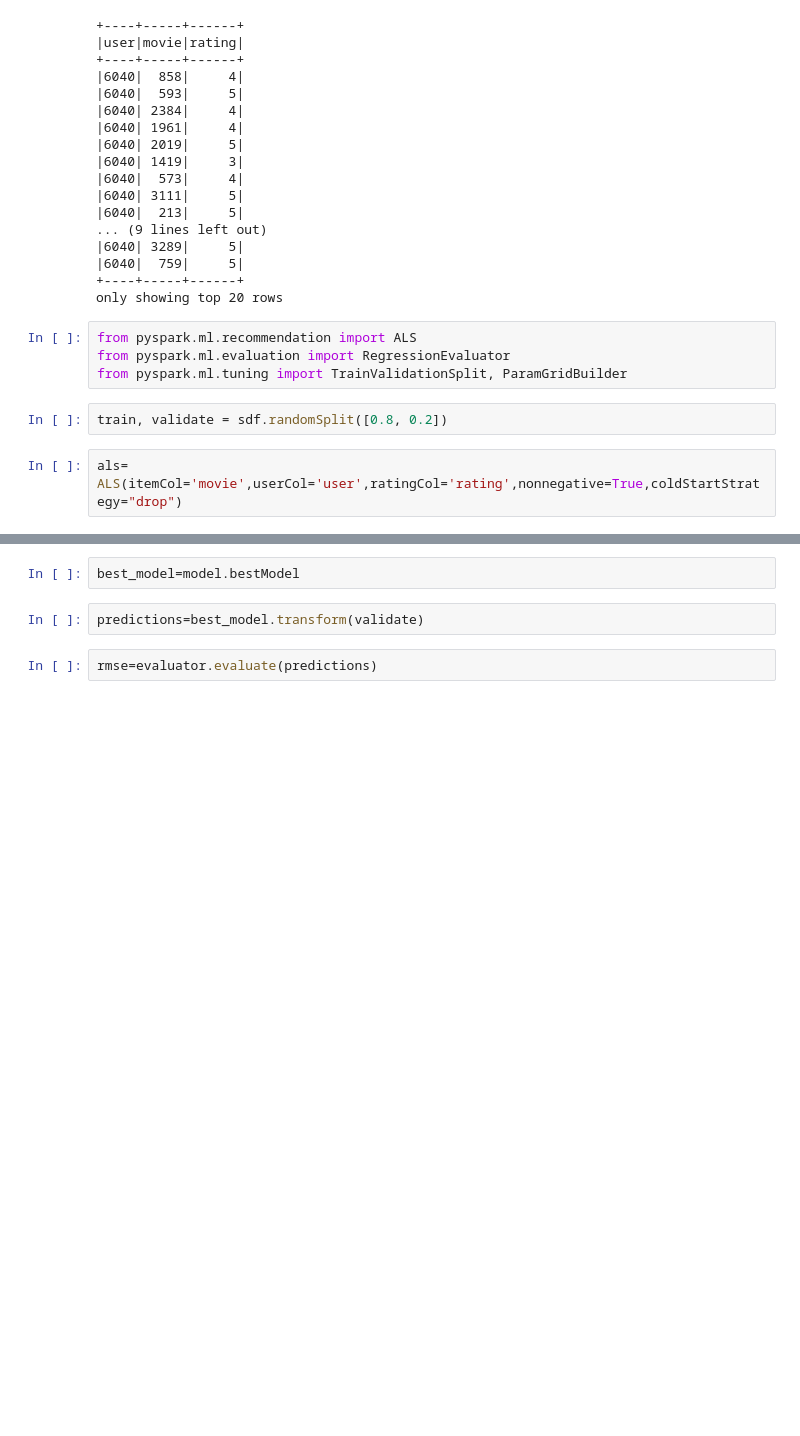
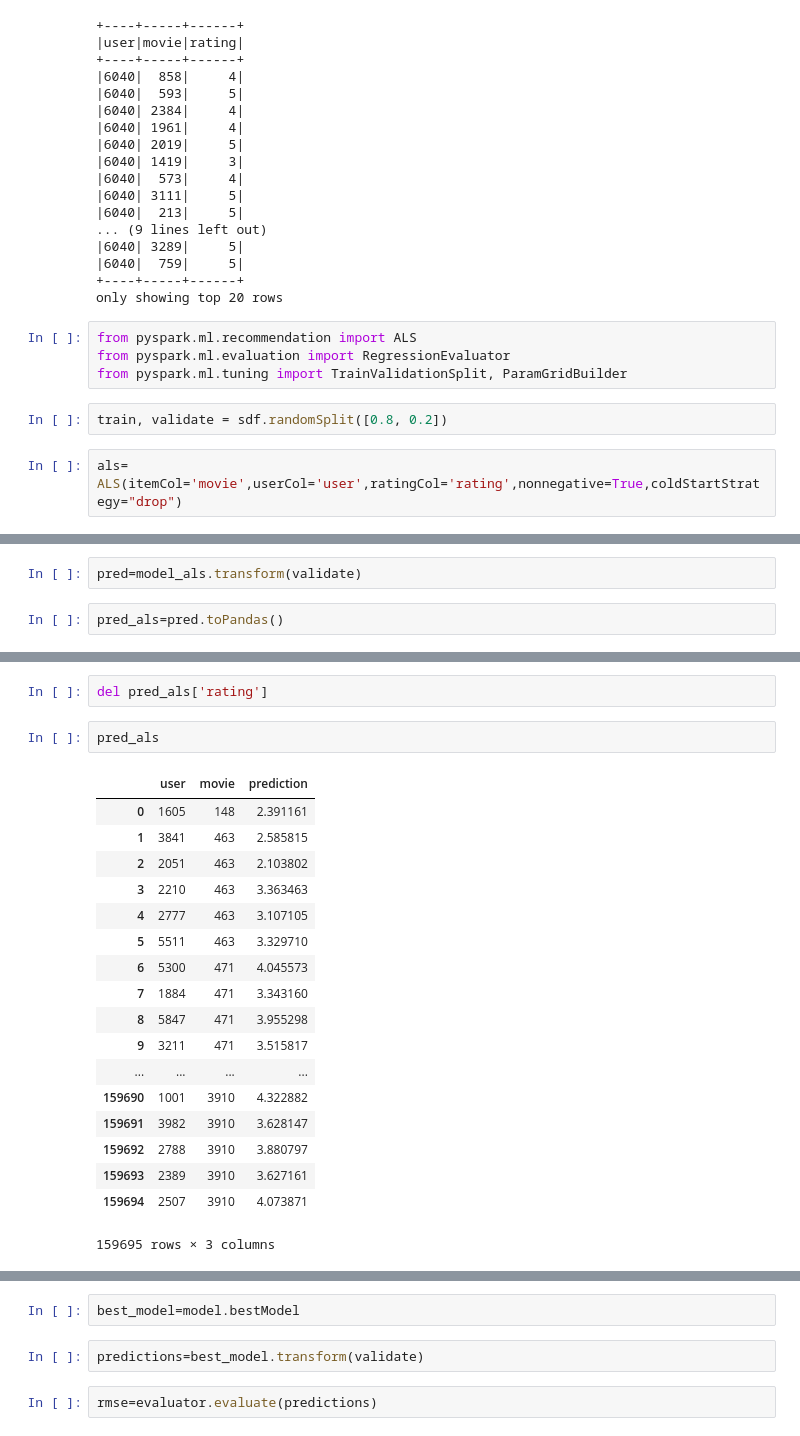
Before and after one commit to Niv-19/iMDb_recommender_system_NMF, a Jupyter notebook: Matrix_factorization.ipynb, the cells around one changed output, grey strips where cells are left out. Drawn from its saved outputs; the diff is of its cells as text; blank space fills up the shorter version.

```diff
--- a/Matrix_factorization.ipynb
+++ b/Matrix_factorization.ipynb
@@ -89,0 +78,4 @@ als= ALS(itemCol='movie',userCol='user',ratingCol='rating',nonnegative=True,cold
+# %%
+pred=model_als.transform(validate)
+# %%
+pred_als=pred.toPandas()
@@ -90,3 +91,26 @@ als= ALS(itemCol='movie',userCol='user',ratingCol='rating',nonnegative=True,cold
+# %%
+del pred_als['rating']
+# %%
+pred_als
+# %% [output]
+|  | user | movie | prediction |
+| 0 | 1605 | 148 | 2.391161 |
+| 1 | 3841 | 463 | 2.585815 |
+| 2 | 2051 | 463 | 2.103802 |
+| 3 | 2210 | 463 | 3.363463 |
+| 4 | 2777 | 463 | 3.107105 |
+| 5 | 5511 | 463 | 3.329710 |
+| 6 | 5300 | 471 | 4.045573 |
+| 7 | 1884 | 471 | 3.343160 |
+| 8 | 5847 | 471 | 3.955298 |
+| 9 | 3211 | 471 | 3.515817 |
+| ... | ... | ... | ... |
+| 159690 | 1001 | 3910 | 4.322882 |
+| 159691 | 3982 | 3910 | 3.628147 |
+| 159692 | 2788 | 3910 | 3.880797 |
+| 159693 | 2389 | 3910 | 3.627161 |
+| 159694 | 2507 | 3910 | 4.073871 |
+159695 rows × 3 columns
 # %%
 #tuning the model
 param_grid=ParamGridBuilder().addGrid(als.rank,[12,13,14]).addGrid(als.maxIter,[20,21,22]).addGrid(als.regParam,[.13,.14,.15]).build()
```
Also changed, not shown: parts of 42 cells of this notebook, 2 other files.
